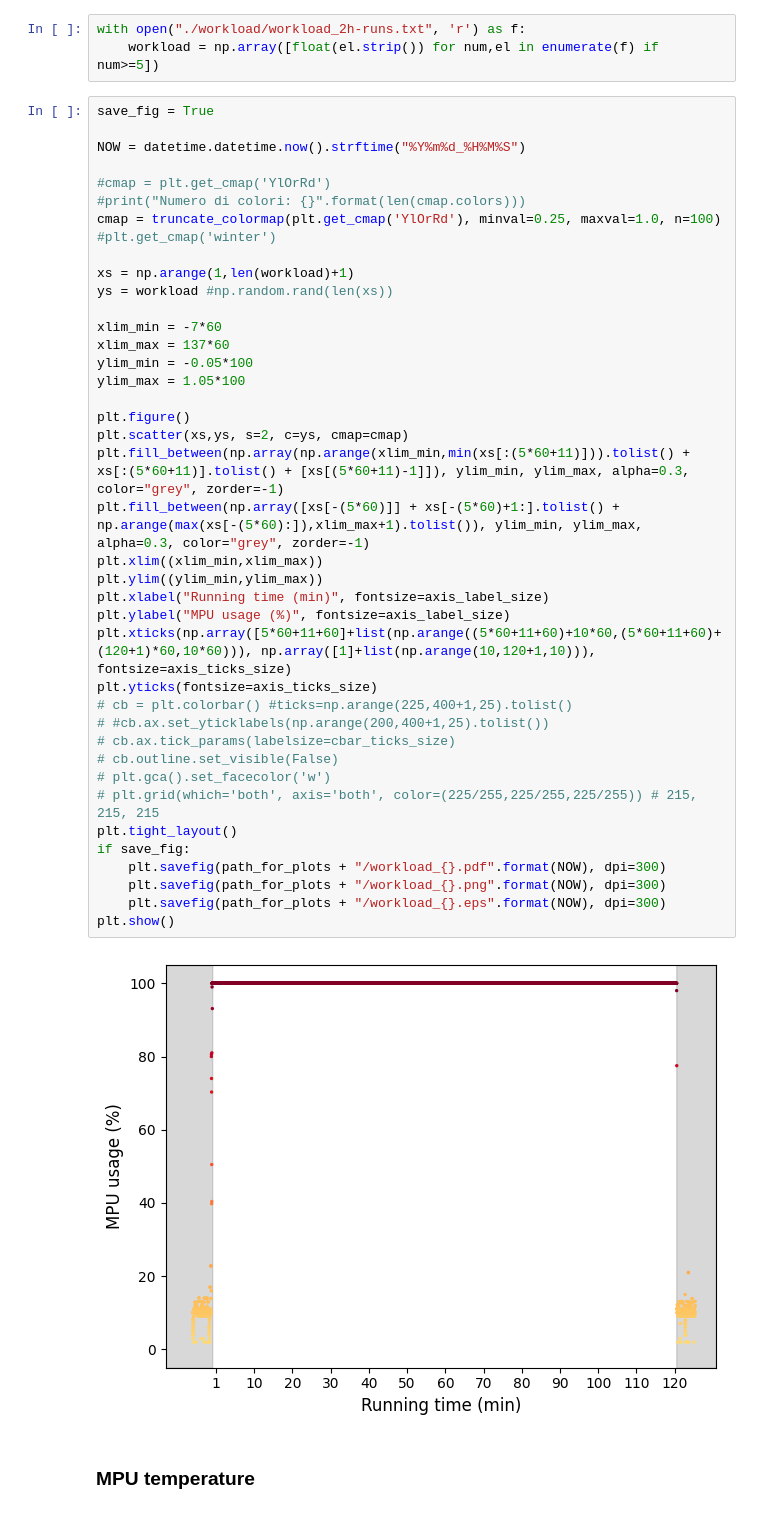
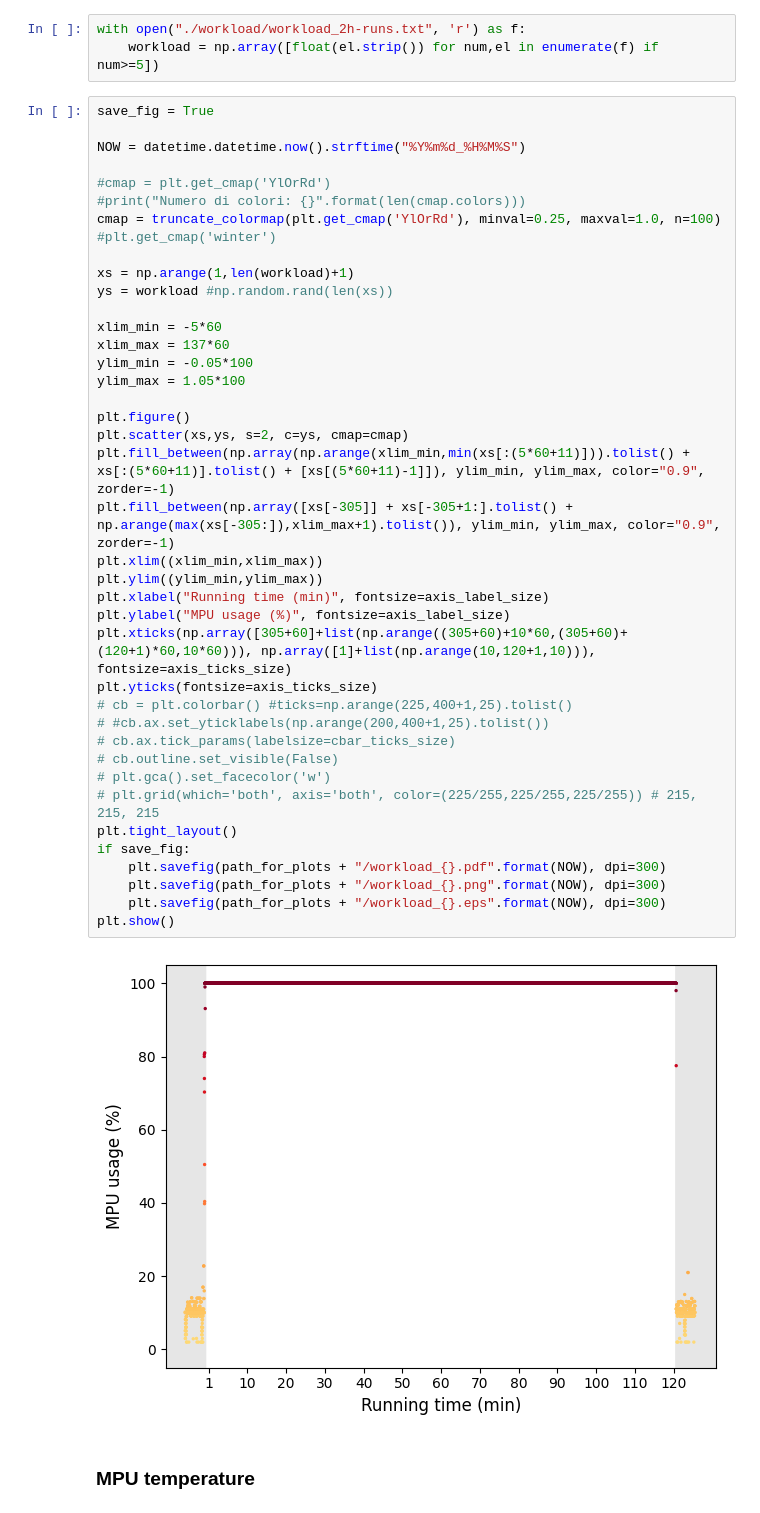
Before and after one commit to VitF/Neu-BrAuER, a Jupyter notebook: measurements/plot_results_BoardInferences.ipynb, the cells around one changed output. Drawn from its saved outputs; the diff is of its cells as text.

```diff
--- a/measurements/plot_results_BoardInferences.ipynb
+++ b/measurements/plot_results_BoardInferences.ipynb
@@ -155,38 +156,38 @@ NOW = datetime.datetime.now().strftime("%Y%m%d_%H%M%S")
 #print("Numero di colori: {}".format(len(cmap.colors)))
 cmap = truncate_colormap(plt.get_cmap('YlOrRd'), minval=0.25, maxval=1.0, n=100) #plt.get_cmap('winter')
 
 xs = np.arange(1,len(workload)+1)
 ys = workload #np.random.rand(len(xs))
 
-xlim_min = -7*60
+xlim_min = -5*60
 xlim_max = 137*60
 ylim_min = -0.05*100
 ylim_max = 1.05*100
 
 plt.figure()
 plt.scatter(xs,ys, s=2, c=ys, cmap=cmap)
-plt.fill_between(np.array(np.arange(xlim_min,min(xs[:(5*60+11)])).tolist() + xs[:(5*60+11)].tolist() + [xs[(5*60+11)-1]]), ylim_min, ylim_max, alpha=0.3, color="grey", zorder=-1)
-plt.fill_between(np.array([xs[-(5*60)]] + xs[-(5*60)+1:].tolist() + np.arange(max(xs[-(5*60):]),xlim_max+1).tolist()), ylim_min, ylim_max, alpha=0.3, color="grey", zorder=-1)
+plt.fill_between(np.array(np.arange(xlim_min,min(xs[:(5*60+11)])).tolist() + xs[:(5*60+11)].tolist() + [xs[(5*60+11)-1]]), ylim_min, ylim_max, color="0.9", zorder=-1)
+plt.fill_between(np.array([xs[-305]] + xs[-305+1:].tolist() + np.arange(max(xs[-305:]),xlim_max+1).tolist()), ylim_min, ylim_max, color="0.9", zorder=-1)
 plt.xlim((xlim_min,xlim_max))
 plt.ylim((ylim_min,ylim_max))
 plt.xlabel("Running time (min)", fontsize=axis_label_size)
 plt.ylabel("MPU usage (%)", fontsize=axis_label_size)
-plt.xticks(np.array([5*60+11+60]+list(np.arange((5*60+11+60)+10*60,(5*60+11+60)+(120+1)*60,10*60))), np.array([1]+list(np.arange(10,120+1,10))), fontsize=axis_ticks_size)
+plt.xticks(np.array([305+60]+list(np.arange((305+60)+10*60,(305+60)+(120+1)*60,10*60))), np.array([1]+list(np.arange(10,120+1,10))), fontsize=axis_ticks_size)
 plt.yticks(fontsize=axis_ticks_size)
 # cb = plt.colorbar() #ticks=np.arange(225,400+1,25).tolist()
 # #cb.ax.set_yticklabels(np.arange(200,400+1,25).tolist())
 # cb.ax.tick_params(labelsize=cbar_ticks_size)
 # cb.outline.set_visible(False)
 # plt.gca().set_facecolor('w')
 # plt.grid(which='both', axis='both', color=(225/255,225/255,225/255)) # 215, 215, 215
 plt.tight_layout()
 if save_fig:
     plt.savefig(path_for_plots + "/workload_{}.pdf".format(NOW), dpi=300)
     plt.savefig(path_for_plots + "/workload_{}.png".format(NOW), dpi=300)
     plt.savefig(path_for_plots + "/workload_{}.eps".format(NOW), dpi=300)
 plt.show()
 # %% [output]
-[figure, old version]
+[figure, new version]
 # %% [markdown]
 ### MPU temperature
 # %%
```
Also changed, not shown: parts of 3 cells of this notebook, 18 other files.
